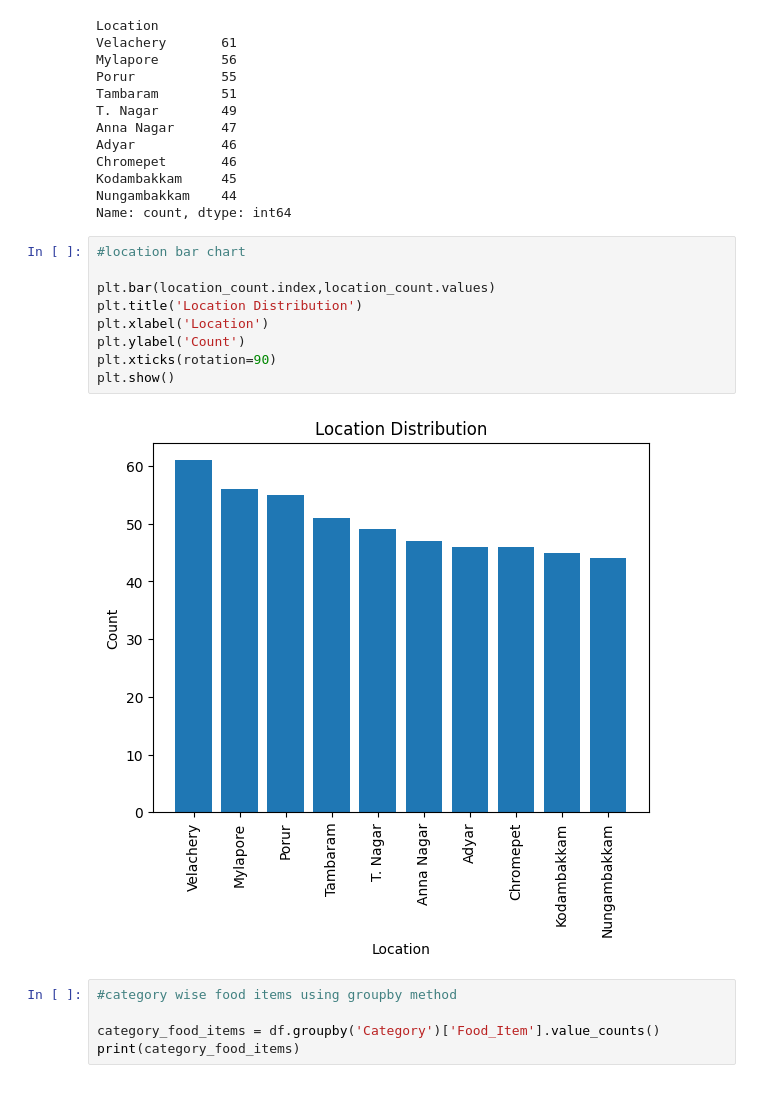
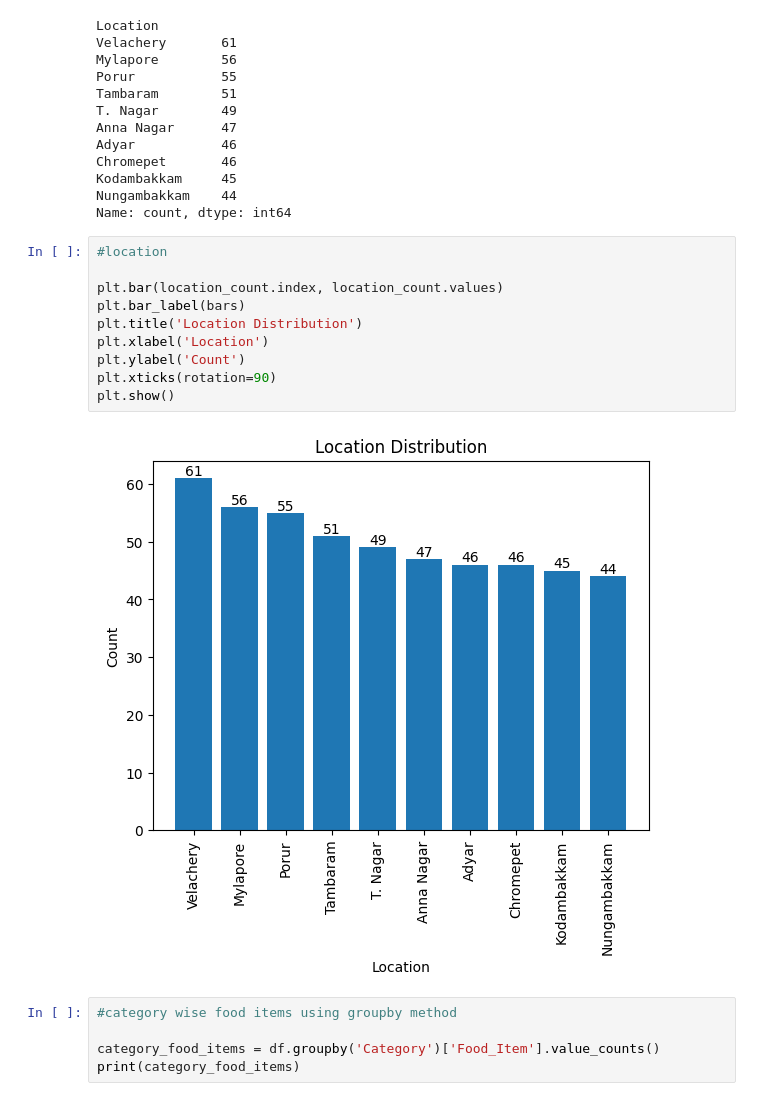
Before and after one commit to Arkrishx/python-data-analytics-, a Jupyter notebook: Project.ipynb, the cells around one changed output. Drawn from its saved outputs; the diff is of its cells as text.

```diff
--- a/Project.ipynb
+++ b/Project.ipynb
@@ -366,16 +359,17 @@ Kodambakkam     45
 Nungambakkam    44
 Name: count, dtype: int64
 # %%
-#location bar chart
+#location
 
-plt.bar(location_count.index,location_count.values)
+plt.bar(location_count.index, location_count.values)
+plt.bar_label(bars)
 plt.title('Location Distribution')
 plt.xlabel('Location')
 plt.ylabel('Count')
 plt.xticks(rotation=90)
 plt.show()
 # %% [output]
-[figure, old version]
+[figure, new version]
 # %%
 #category wise food items using groupby method
 
```
Also changed, not shown: parts of 17 cells of this notebook.
